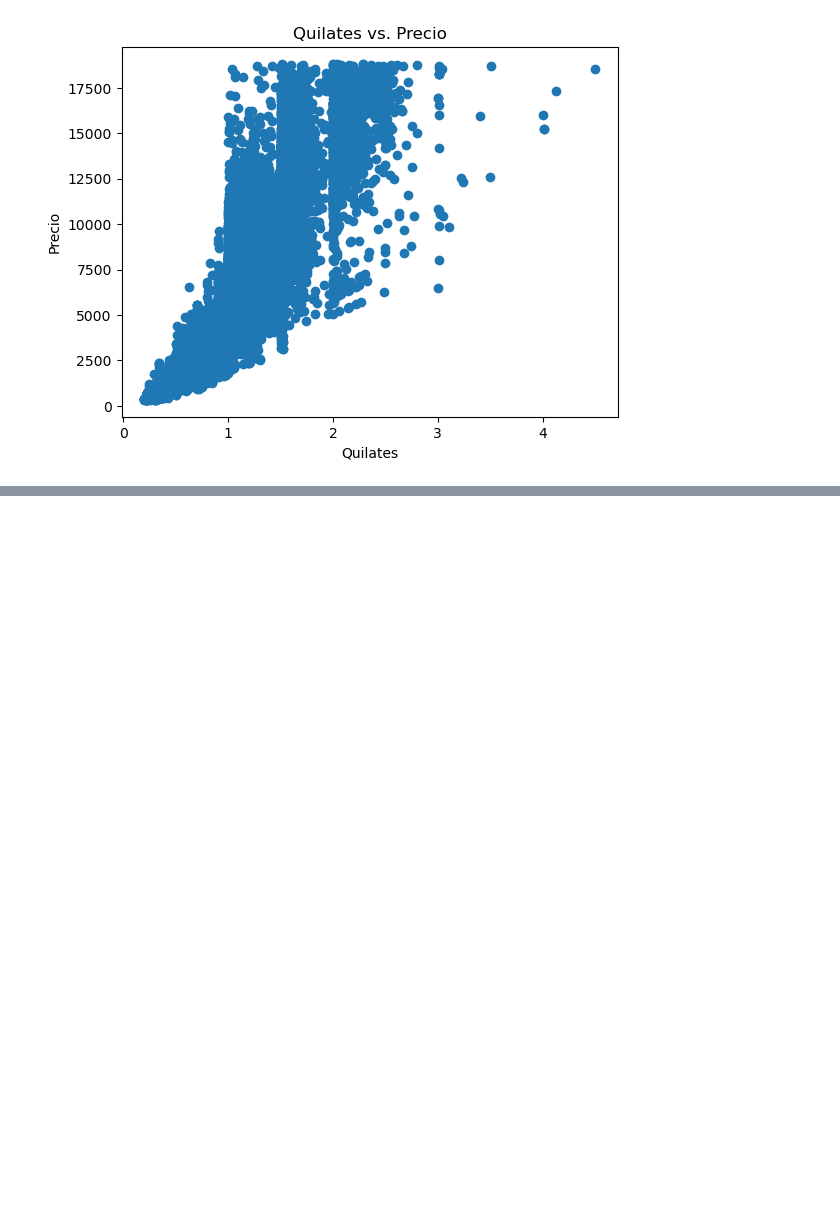
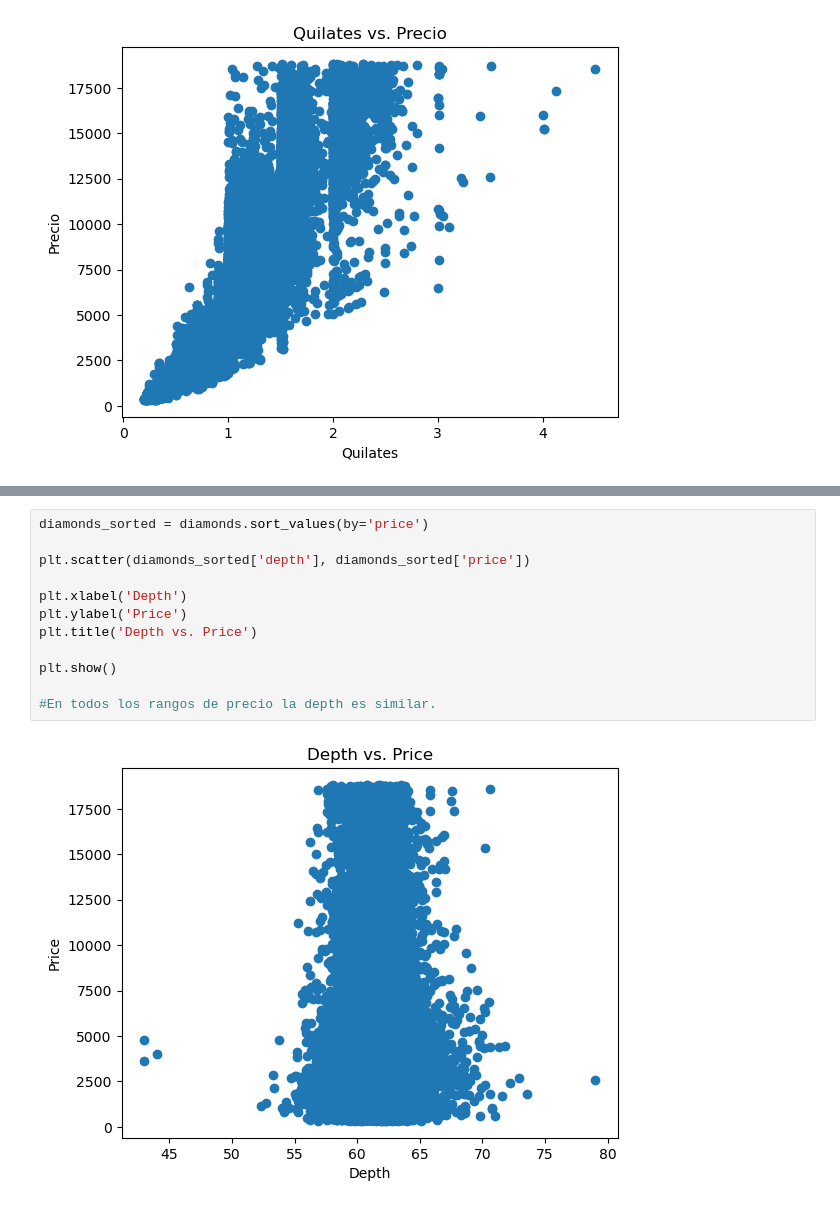
Before and after one commit to silviluliuma/EDA-Challenge, a Jupyter notebook: EDA.ipynb, the cells around one changed output, grey strips where cells are left out. Saved outputs shown, nothing was run; the diff lists cells and outputs as text; blank space fills up the shorter version.

```diff
--- a/EDA.ipynb
+++ b/EDA.ipynb
@@ -278,0 +292,14 @@ sns.heatmap(diamonds_matrix, annot=True, cmap = "crest")
+# %%
+diamonds_sorted = diamonds.sort_values(by='price')
+
+plt.scatter(diamonds_sorted['depth'], diamonds_sorted['price'])
+
+plt.xlabel('Depth')
+plt.ylabel('Price')
+plt.title('Depth vs. Price')
+
+plt.show()
+
+#En todos los rangos de precio la depth es similar.
+# %% [output]
+[figure, added]
```
Also changed, not shown: parts of 8 cells of this notebook.
